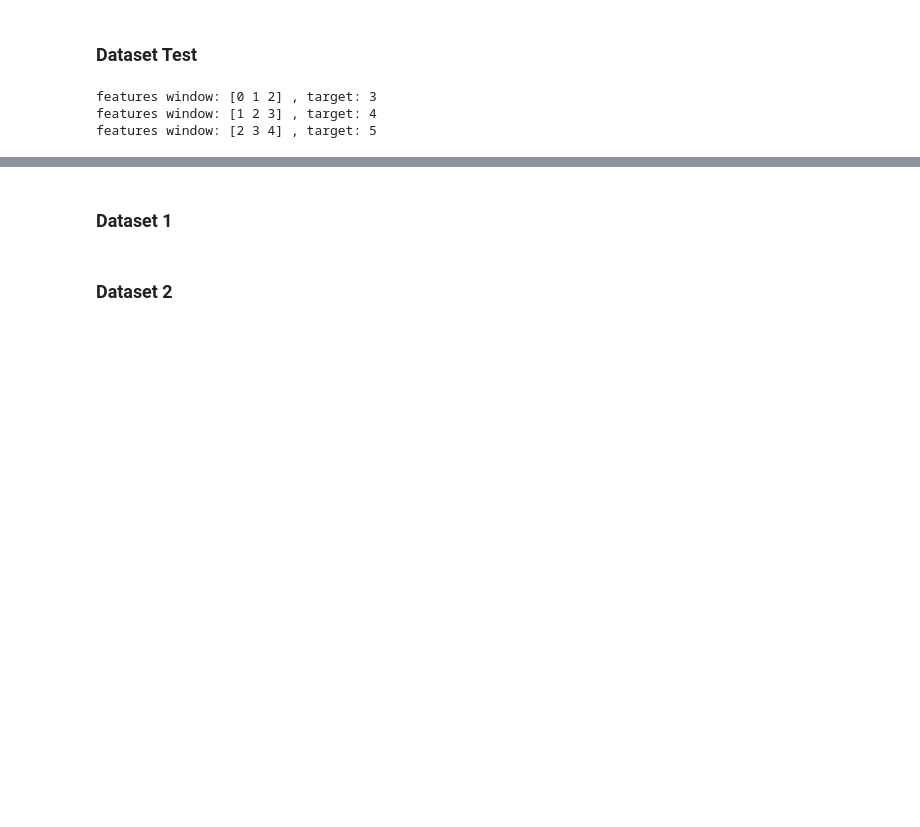
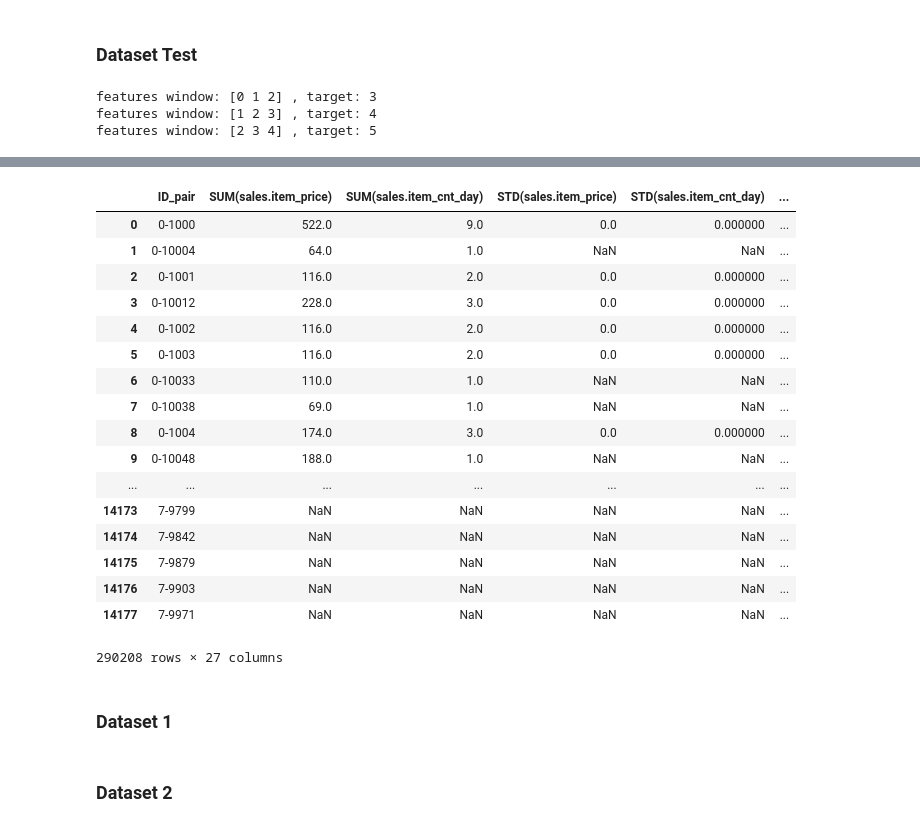
Before and after one commit to giorbernal/dsbase, a Jupyter notebook: timeSeries/TimeSeries-Predict-Sales-GenDataSet.ipynb, the cells around one changed output, grey strips where cells are left out. Saved outputs shown, nothing was run; the diff lists cells and outputs as text; code cells hidden in the pictures; blank space fills up the shorter version.

```diff
--- a/timeSeries/TimeSeries-Predict-Sales-GenDataSet.ipynb
+++ b/timeSeries/TimeSeries-Predict-Sales-GenDataSet.ipynb
@@ -250,3 +359,24 @@ features window: [2 3 4] , target: 5
+# %%
+dstest
+# %% [output]
+|  | ID_pair | SUM(sales.item_price) | SUM(sales.item_cnt_day) | STD(sales.item_price) | STD(sales.item_cnt_day) | ... |
+| 0 | 0-1000 | 522.0 | 9.0 | 0.0 | 0.000000 | ... |
+| 1 | 0-10004 | 64.0 | 1.0 | NaN | NaN | ... |
+| 2 | 0-1001 | 116.0 | 2.0 | 0.0 | 0.000000 | ... |
+| 3 | 0-10012 | 228.0 | 3.0 | 0.0 | 0.000000 | ... |
+| 4 | 0-1002 | 116.0 | 2.0 | 0.0 | 0.000000 | ... |
+| 5 | 0-1003 | 116.0 | 2.0 | 0.0 | 0.000000 | ... |
+| 6 | 0-10033 | 110.0 | 1.0 | NaN | NaN | ... |
+| 7 | 0-10038 | 69.0 | 1.0 | NaN | NaN | ... |
+| 8 | 0-1004 | 174.0 | 3.0 | 0.0 | 0.000000 | ... |
+| 9 | 0-10048 | 188.0 | 1.0 | NaN | NaN | ... |
+| ... | ... | ... | ... | ... | ... | ... |
+| 14173 | 7-9799 | NaN | NaN | NaN | NaN | ... |
+| 14174 | 7-9842 | NaN | NaN | NaN | NaN | ... |
+| 14175 | 7-9879 | NaN | NaN | NaN | NaN | ... |
+| 14176 | 7-9903 | NaN | NaN | NaN | NaN | ... |
+| 14177 | 7-9971 | NaN | NaN | NaN | NaN | ... |
+290208 rows × 27 columns
 # %%
 windows = [3,6,12,18,25,32]
 # %% [markdown]
```
Also changed, not shown: parts of 17 cells of this notebook.
